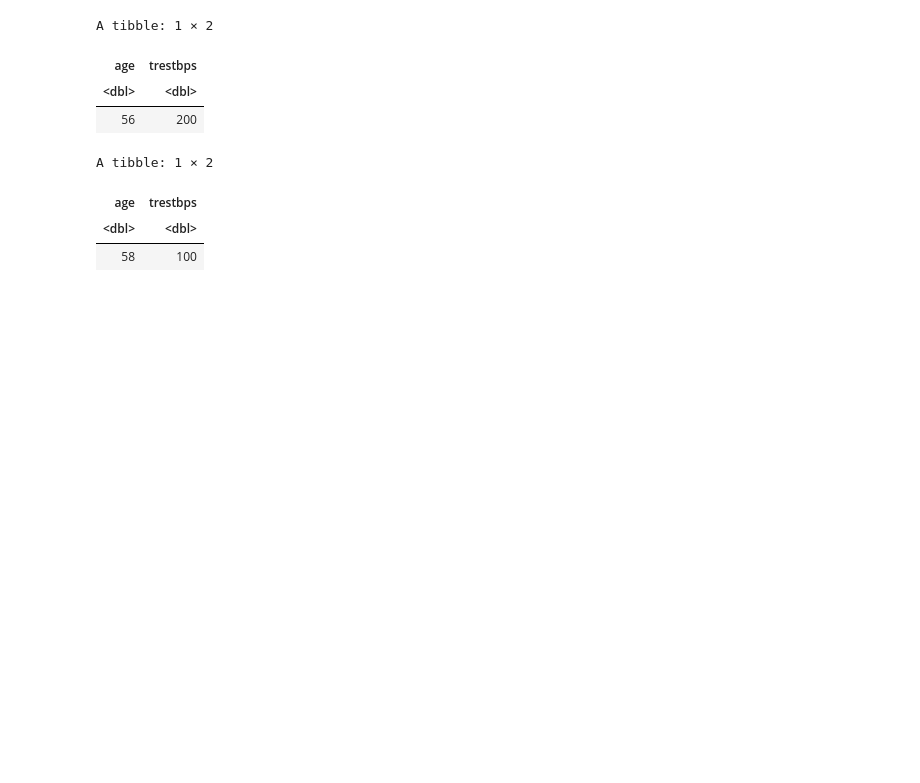
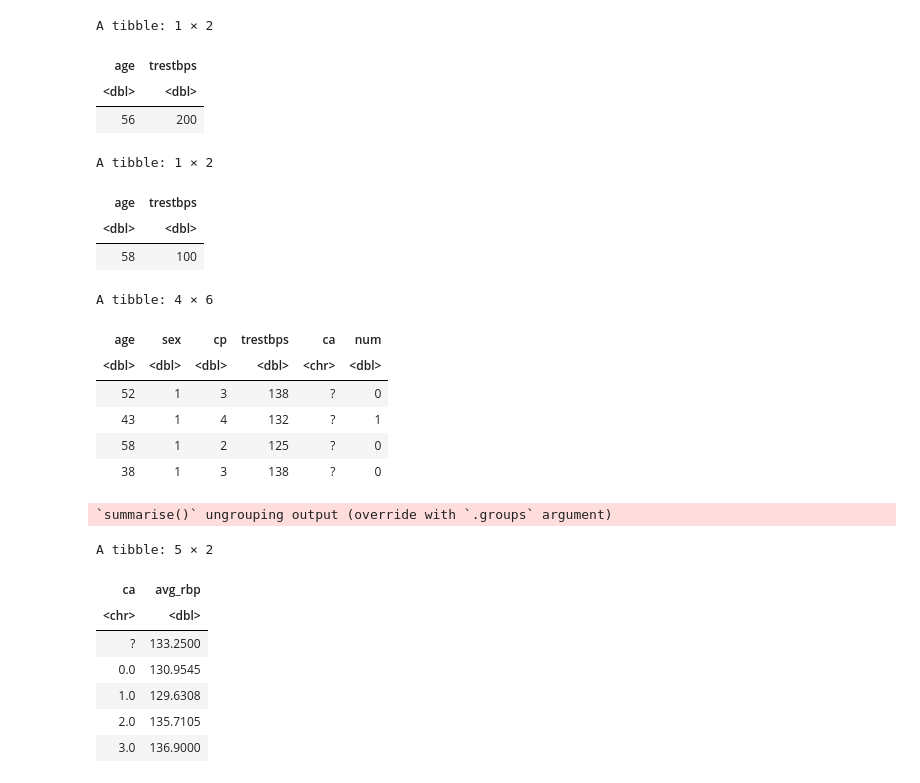
Before and after one commit to Wuliao-mao/DSCI-Project-10, a Jupyter notebook: PROPOSAL.ipynb, the cells around one changed output. Cells and saved outputs as stored; diff of their text form; code cells hidden in the pictures; blank space fills up the shorter version.

```diff
--- a/PROPOSAL.ipynb
+++ b/PROPOSAL.ipynb
@@ -182,3 +232,25 @@ A tibble: 1 × 2
 | age | trestbps |
 | <dbl> | <dbl> |
 | 58 | 100 |
+# %%
+test <- filter(cleveland_df_sel, ca == "?")
+test
+mean_rbp <- cleveland_df_sel %>% group_by(ca) %>% summarize(avg_rbp = mean(trestbps, na.rm = TRUE))
+mean_rbp
+# %% [output]
+A tibble: 4 × 6
+| age | sex | cp | trestbps | ca | num |
+| <dbl> | <dbl> | <dbl> | <dbl> | <chr> | <dbl> |
+| 52 | 1 | 3 | 138 | ? | 0 |
+| 43 | 1 | 4 | 132 | ? | 1 |
+| 58 | 1 | 2 | 125 | ? | 0 |
+| 38 | 1 | 3 | 138 | ? | 0 |
+`summarise()` ungrouping output (override with `.groups` argument)
+A tibble: 5 × 2
+| ca | avg_rbp |
+| <chr> | <dbl> |
+| ? | 133.2500 |
+| 0.0 | 130.9545 |
+| 1.0 | 129.6308 |
+| 2.0 | 135.7105 |
+| 3.0 | 136.9000 |
```
Also changed, not shown: parts of 7 cells of this notebook.
